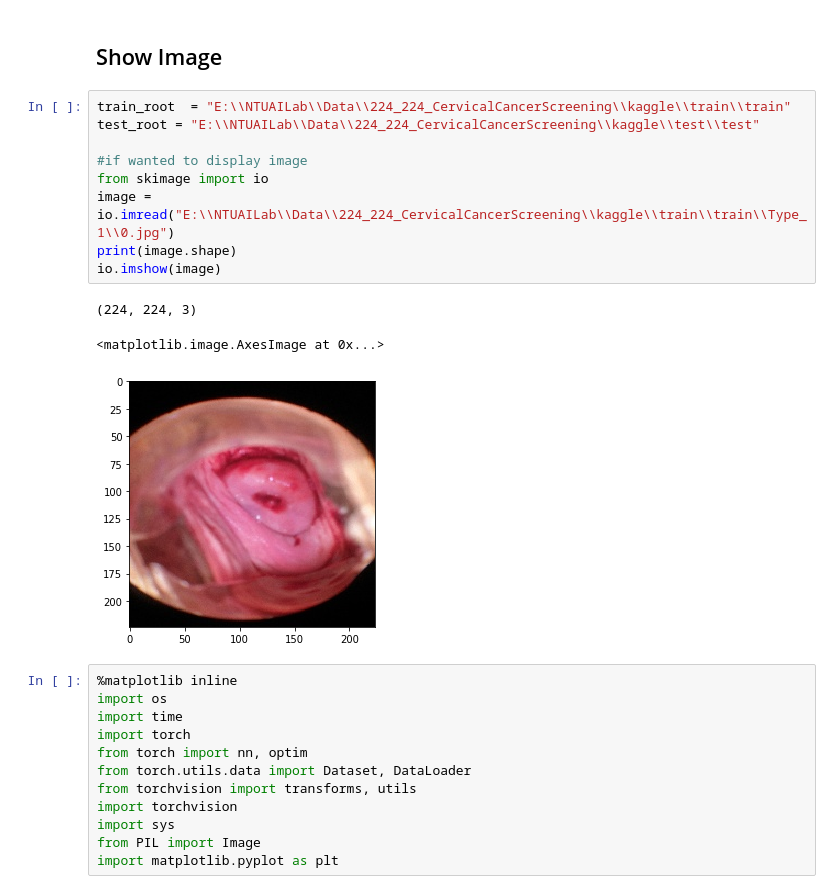
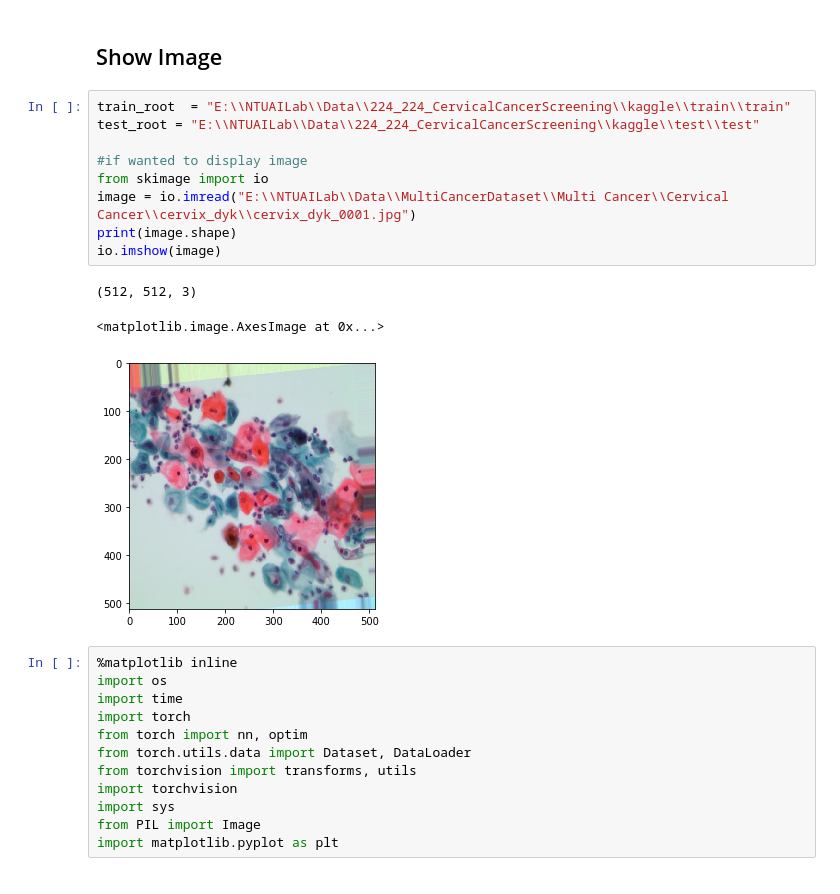
Before and after one commit to SimonCK666/NTU_AI_Lab_Research_22, a Jupyter notebook: CervicalCancerRiskClassification/CervicalCancerRiskClassification.ipynb, the cells around one changed output. Saved outputs shown, nothing was run; the diff lists cells and outputs as text.

```diff
--- a/CervicalCancerRiskClassification/CervicalCancerRiskClassification.ipynb
+++ b/CervicalCancerRiskClassification/CervicalCancerRiskClassification.ipynb
@@ -14,16 +14,16 @@ tensorflow               E:\Anaconda3\Install\envs\tensorflow
 # %%
 train_root  = "E:\\NTUAILab\\Data\\224_224_CervicalCancerScreening\\kaggle\\train\\train"
 test_root = "E:\\NTUAILab\\Data\\224_224_CervicalCancerScreening\\kaggle\\test\\test"
 
 #if wanted to display image
 from skimage import io
-image = io.imread("E:\\NTUAILab\\Data\\224_224_CervicalCancerScreening\\kaggle\\train\\train\\Type_1\\0.jpg")
+image = io.imread("E:\\NTUAILab\\Data\\MultiCancerDataset\\Multi Cancer\\Cervical Cancer\\cervix_dyk\\cervix_dyk_0001.jpg")
 print(image.shape)
 io.imshow(image)
 # %% [output]
-(224, 224, 3)
+(512, 512, 3)
 <matplotlib.image.AxesImage at 0x...>
-[figure, old version]
+[figure, new version]
 # %%
 %matplotlib inline
 import os
```
Also changed, not shown: parts of 11 cells of this notebook, 2 other files.
